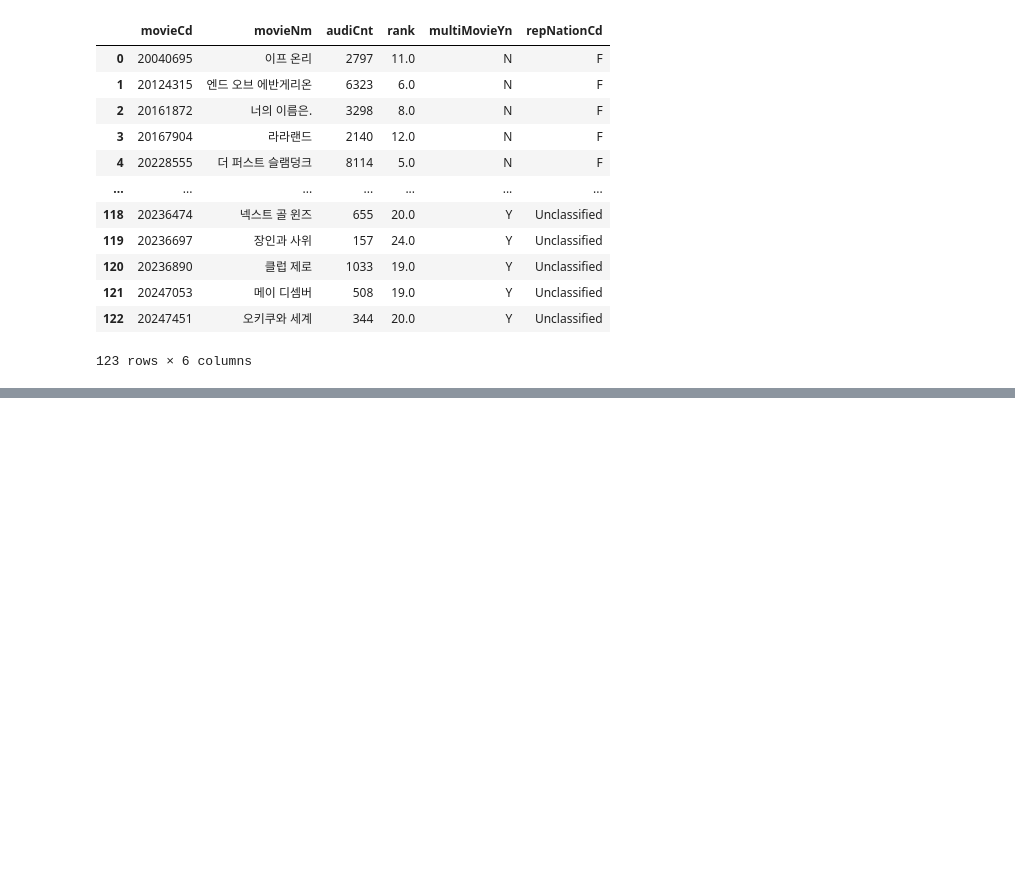
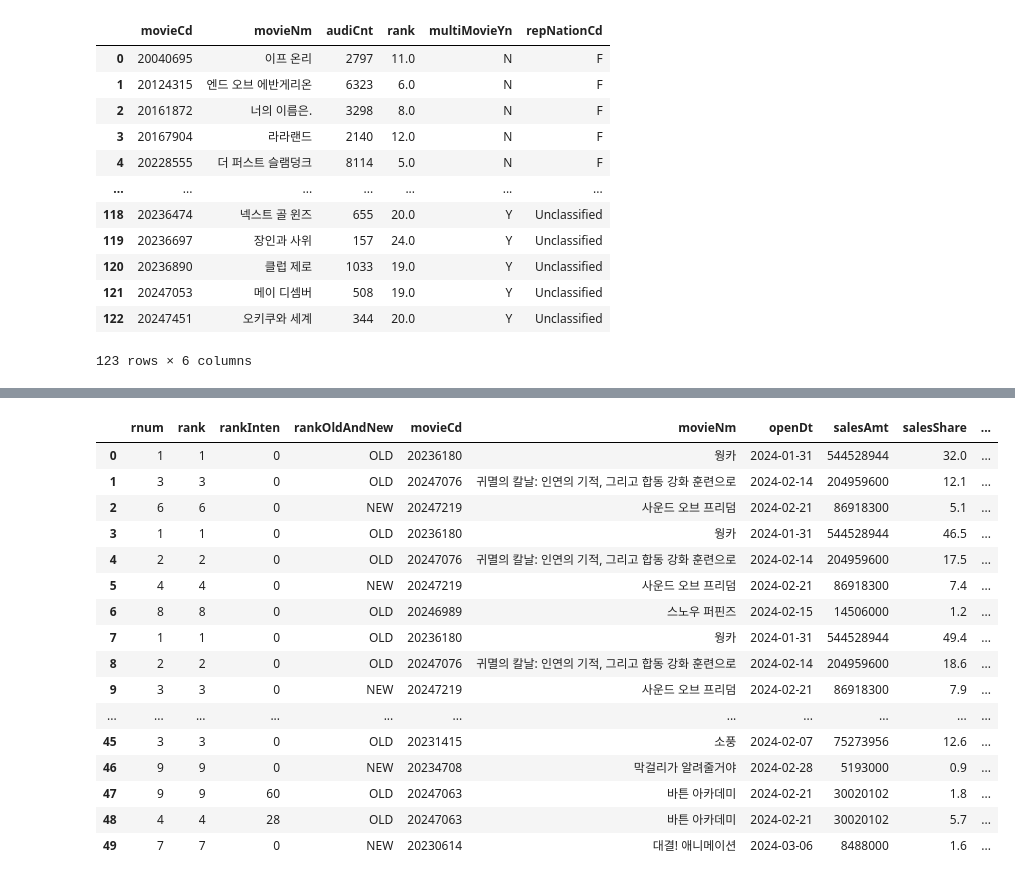
Before and after one commit to Jacob-53/movie, a Jupyter notebook: notes/Untitled.ipynb, the cells around one changed output, grey strips where cells are left out. Cells and saved outputs as stored; diff of their text form; code cells hidden in the pictures; blank space fills up the shorter version.

```diff
--- a/notes/Untitled.ipynb
+++ b/notes/Untitled.ipynb
@@ -385,0 +418,20 @@ pd.read_parquet('~/data/movies/dailyboxoffice/dt=20240101')
+# %%
+pd.read_parquet('/home/jacob/data/movie_after/dailyboxoffice/dt=20240221')
+# %% [output]
+|  | rnum | rank | rankInten | rankOldAndNew | movieCd | movieNm | openDt | salesAmt | salesShare | ... |
+| 0 | 1 | 1 | 0 | OLD | 20236180 | 웡카 | 2024-01-31 | 544528944 | 32.0 | ... |
+| 1 | 3 | 3 | 0 | OLD | 20247076 | 귀멸의 칼날: 인연의 기적, 그리고 합동 강화 훈련으로 | 2024-02-14 | 204959600 | 12.1 | ... |
+| 2 | 6 | 6 | 0 | NEW | 20247219 | 사운드 오브 프리덤 | 2024-02-21 | 86918300 | 5.1 | ... |
+| 3 | 1 | 1 | 0 | OLD | 20236180 | 웡카 | 2024-01-31 | 544528944 | 46.5 | ... |
+| 4 | 2 | 2 | 0 | OLD | 20247076 | 귀멸의 칼날: 인연의 기적, 그리고 합동 강화 훈련으로 | 2024-02-14 | 204959600 | 17.5 | ... |
+| 5 | 4 | 4 | 0 | NEW | 20247219 | 사운드 오브 프리덤 | 2024-02-21 | 86918300 | 7.4 | ... |
+| 6 | 8 | 8 | 0 | OLD | 20246989 | 스노우 퍼핀즈 | 2024-02-15 | 14506000 | 1.2 | ... |
+| 7 | 1 | 1 | 0 | OLD | 20236180 | 웡카 | 2024-01-31 | 544528944 | 49.4 | ... |
+| 8 | 2 | 2 | 0 | OLD | 20247076 | 귀멸의 칼날: 인연의 기적, 그리고 합동 강화 훈련으로 | 2024-02-14 | 204959600 | 18.6 | ... |
+| 9 | 3 | 3 | 0 | NEW | 20247219 | 사운드 오브 프리덤 | 2024-02-21 | 86918300 | 7.9 | ... |
+| ... | ... | ... | ... | ... | ... | ... | ... | ... | ... | ... |
+| 45 | 3 | 3 | 0 | OLD | 20231415 | 소풍 | 2024-02-07 | 75273956 | 12.6 | ... |
+| 46 | 9 | 9 | 0 | NEW | 20234708 | 막걸리가 알려줄거야 | 2024-02-28 | 5193000 | 0.9 | ... |
+| 47 | 9 | 9 | 60 | OLD | 20247063 | 바튼 아카데미 | 2024-02-21 | 30020102 | 1.8 | ... |
+| 48 | 4 | 4 | 28 | OLD | 20247063 | 바튼 아카데미 | 2024-02-21 | 30020102 | 5.7 | ... |
+| 49 | 7 | 7 | 0 | NEW | 20230614 | 대결! 애니메이션 | 2024-03-06 | 8488000 | 1.6 | ... |
```
Also changed, not shown: parts of 6 cells of this notebook, 1 other file.
